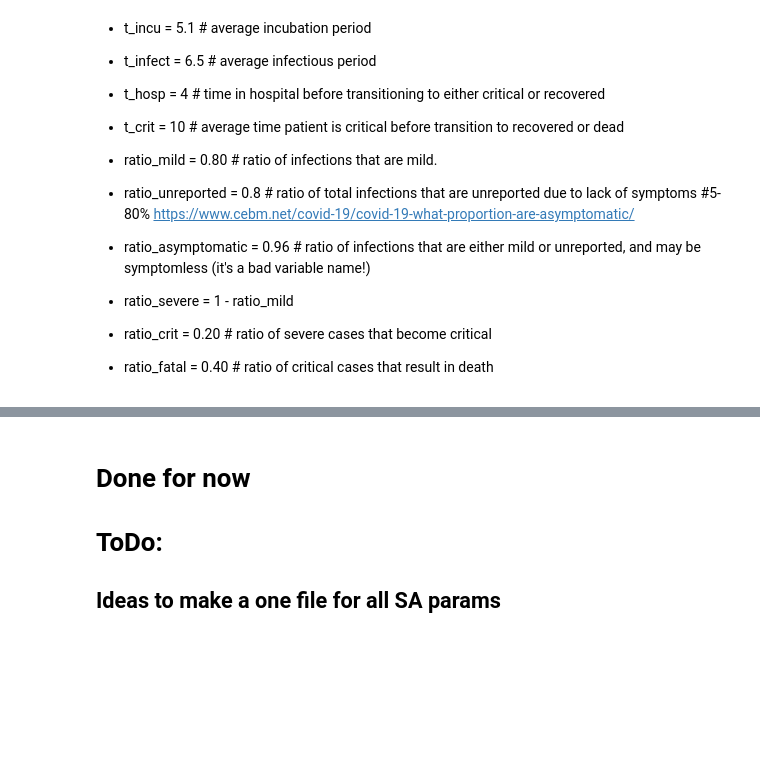
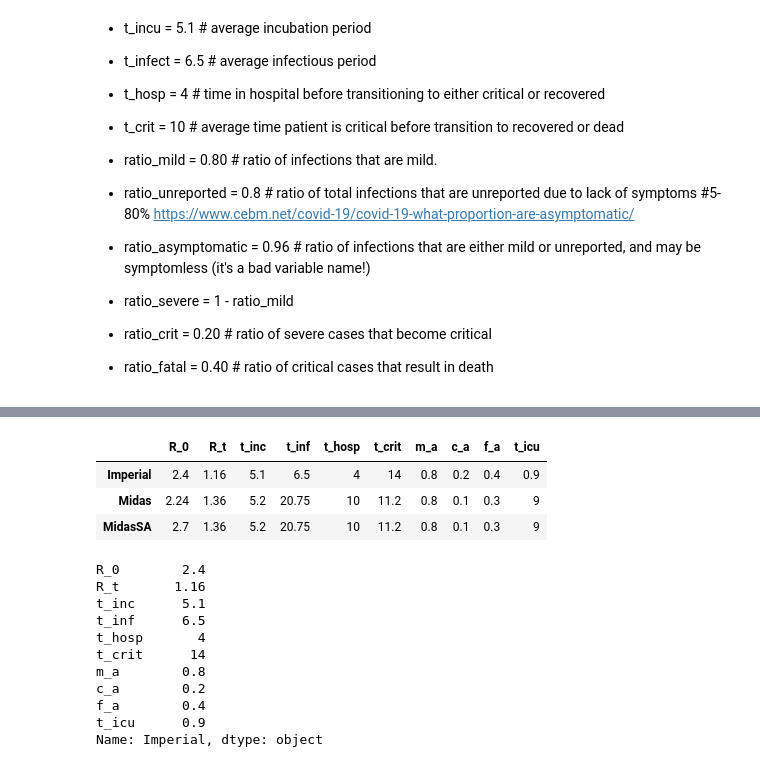
Before and after one commit to ifornax/Covid19, a Jupyter notebook: NO_SEIR_HCD_CoLab-ParamEstimates-Only.ipynb, the cells around one changed output, grey strips where cells are left out. Saved outputs shown, nothing was run; the diff lists cells and outputs as text; code cells hidden in the pictures; blank space fills up the shorter version.

```diff
--- a/NO_SEIR_HCD_CoLab-ParamEstimates-Only.ipynb
+++ b/NO_SEIR_HCD_CoLab-ParamEstimates-Only.ipynb
@@ -851,16 +943,17 @@ Midas_Peermodel
 - ratio_fatal = 0.40 # ratio of critical cases that result in death
 # %%
 Imperial_model ={
-        # use parameters from the Imperial paper (https://www.imperial.ac.uk/media/imperial-college/medicine/sph/ide/gida-fellowships/Imperial-College-COVID19-NPI-modelling-16-03-2020.pdf)
-        "R_0" : 2.4,
-        "R_t" : 1.16,#0.7, # since there is no peer reviewed R_t
-        "t_inc" : 5.1,
-        "t_inf" : 6.5,
-        "t_hosp" : 4,
-        "t_crit" : 14,
-        "m_a" : 0.8,
-        "c_a" : 0.2,
-        "f_a" : 0.4
+    # use parameters from the Imperial paper (https://www.imperial.ac.uk/media/imperial-college/medicine/sph/ide/gida-fellowships/Imperial-College-COVID19-NPI-modelling-16-03-2020.pdf)
+    "R_0" : 2.4,
+    "R_t" : 1.16,#0.7, # since there is no peer reviewed R_t
+    "t_inc" : 5.1,
+    "t_inf" : 6.5,
+    "t_hosp" : 4,
+    "t_crit" : 14,
+    "m_a" : 0.8,
+    "c_a" : 0.2,
+    "f_a" : 0.4,
+    "t_icu" : 0.9
 }
 # %%
 Imperial_model
@@ -889,4 +971,34 @@ Kaggle_model ={
-# %% [markdown]
-# Done for now
-# ToDo:
-## Ideas to make a one file for all SA params
+# %%
+Tmpdf = pd.DataFrame()
+
+Tmpdf1 = pd.DataFrame(np.array(list(Imperial_model.values()), dtype=object).reshape(1, len(list(Imperial_model.values()))),
+                     columns=list(Imperial_model.keys()))
+Tmpdf2 = pd.DataFrame(np.array(list(Midas_Peermodel.values()), dtype=object).reshape(1, len(list(Midas_Peermodel.values()))),
+                     columns=list(Midas_Peermodel.keys()))
+Tmpdf3 = pd.DataFrame(np.array(list(Midas_SAmodel.values()), dtype=object).reshape(1, len(list(Midas_SAmodel.values()))),
+                     columns=list(Midas_SAmodel.keys()))
+# %%
+Tmpdf = Tmpdf1.append([Tmpdf2,Tmpdf3],ignore_index=True)
+# %%
+Tmpdf.index = ['Imperial', 'Midas', 'MidasSA']
+# %%
+Tmpdf
+# %% [output]
+|  | R_0 | R_t | t_inc | t_inf | t_hosp | t_crit | m_a | c_a | f_a | t_icu |
+| Imperial | 2.4 | 1.16 | 5.1 | 6.5 | 4 | 14 | 0.8 | 0.2 | 0.4 | 0.9 |
+| Midas | 2.24 | 1.36 | 5.2 | 20.75 | 10 | 11.2 | 0.8 | 0.1 | 0.3 | 9 |
+| MidasSA | 2.7 | 1.36 | 5.2 | 20.75 | 10 | 11.2 | 0.8 | 0.1 | 0.3 | 9 |
+# %%
+Tmpdf.loc['Imperial']
+# %% [output]
+R_0        2.4
+R_t       1.16
+t_inc      5.1
+t_inf      6.5
+t_hosp       4
+t_crit      14
+m_a        0.8
+c_a        0.2
+f_a        0.4
+t_icu      0.9
+Name: Imperial, dtype: object
```
Also changed, not shown: parts of 16 cells of this notebook.
